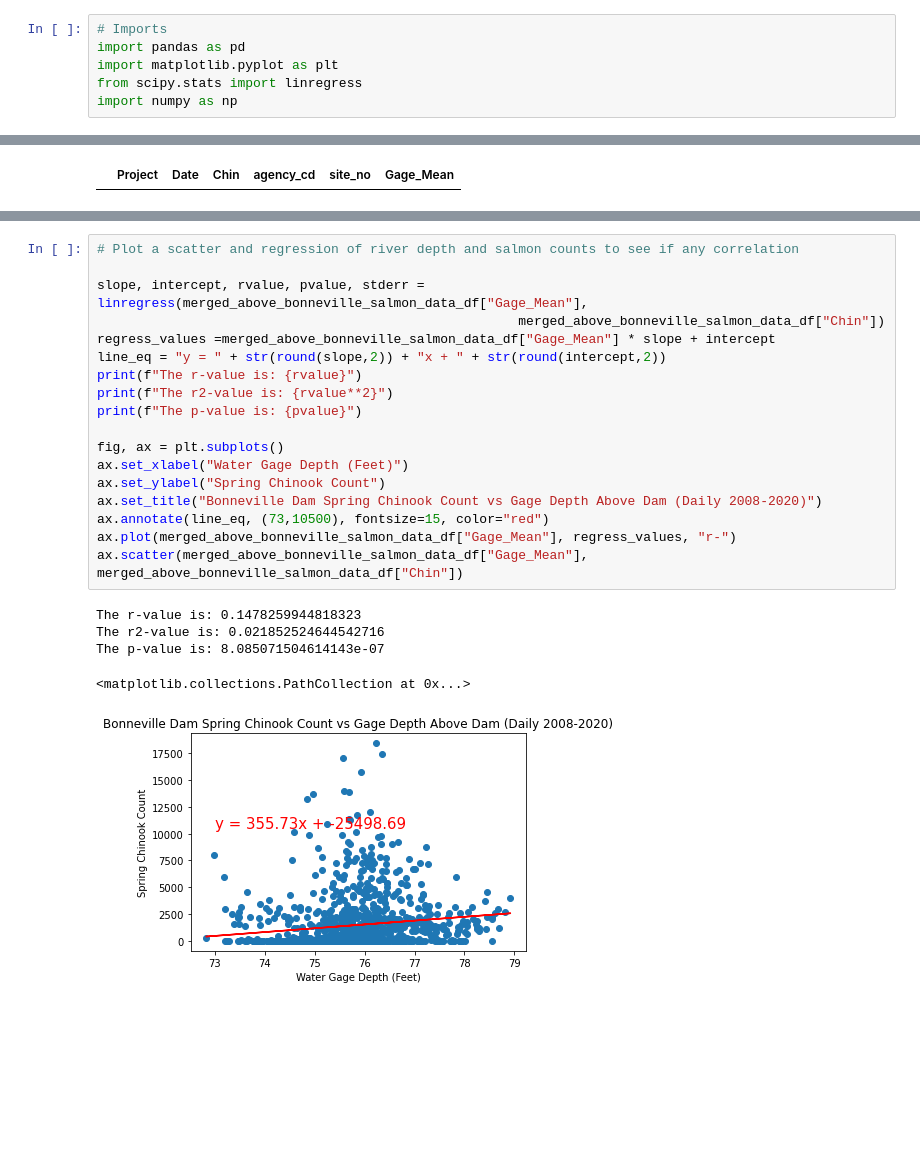
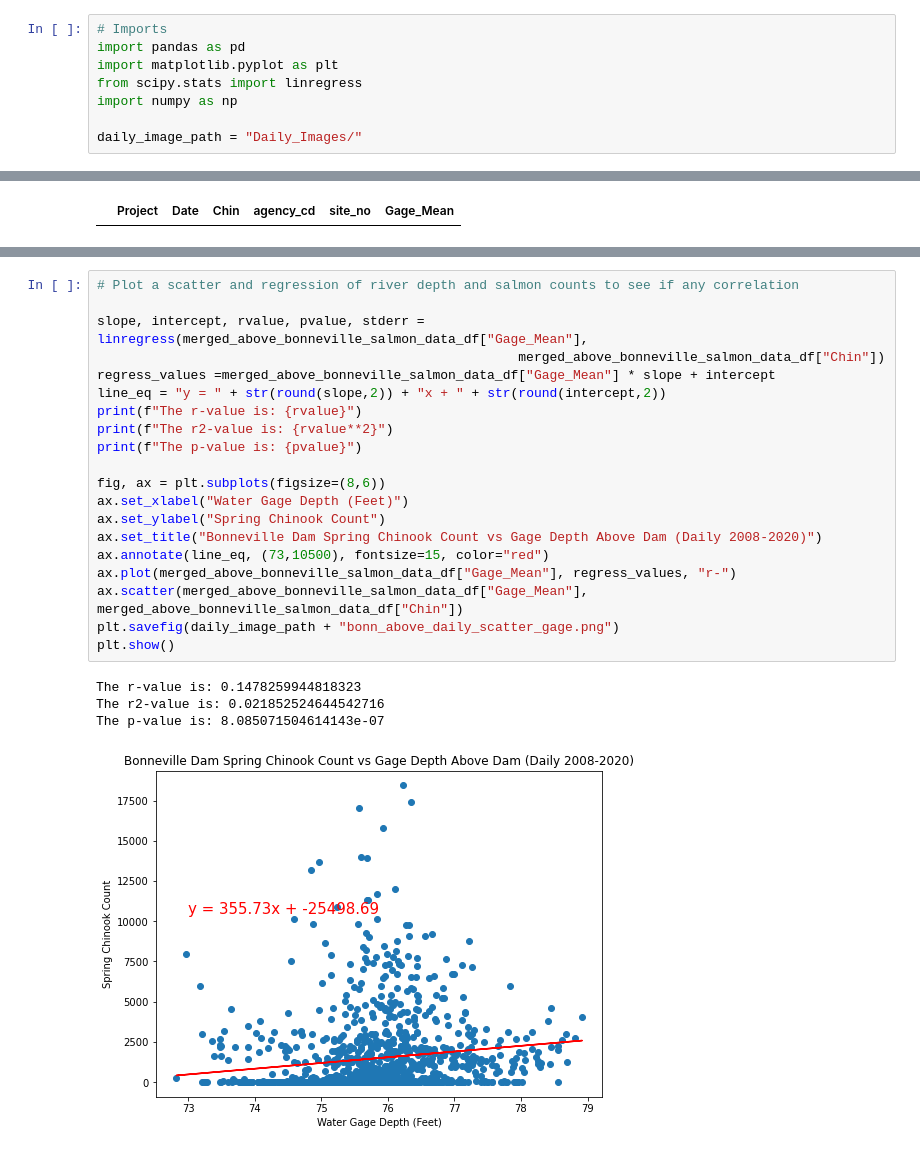
Before and after one commit to jayhjman/bootcamp-project1, a Jupyter notebook: Above-Bonneville-Visual-Daily.ipynb, the cells around one changed output, grey strips where cells are left out. Saved outputs shown, nothing was run; the diff lists cells and outputs as text; blank space fills up the shorter version.

```diff
--- a/Above-Bonneville-Visual-Daily.ipynb
+++ b/Above-Bonneville-Visual-Daily.ipynb
@@ -4,6 +4,8 @@ import pandas as pd
 import matplotlib.pyplot as plt
 from scipy.stats import linregress
 import numpy as np
+
+daily_image_path = "Daily_Images/"
 # %% [markdown]
 ## Bonneville Dam Data Source
 
@@ -258,24 +263,25 @@ ax.bar(merged_above_bonneville_salmon_data_df["Gage_Mean"], merged_above_bonnevi
 # %%
 # Plot a scatter and regression of river depth and salmon counts to see if any correlation
 
 slope, intercept, rvalue, pvalue, stderr = linregress(merged_above_bonneville_salmon_data_df["Gage_Mean"],
                                                       merged_above_bonneville_salmon_data_df["Chin"])
 regress_values =merged_above_bonneville_salmon_data_df["Gage_Mean"] * slope + intercept
 line_eq = "y = " + str(round(slope,2)) + "x + " + str(round(intercept,2))
 print(f"The r-value is: {rvalue}")
 print(f"The r2-value is: {rvalue**2}")
 print(f"The p-value is: {pvalue}")
 
-fig, ax = plt.subplots()
+fig, ax = plt.subplots(figsize=(8,6))
 ax.set_xlabel("Water Gage Depth (Feet)")
 ax.set_ylabel("Spring Chinook Count")
 ax.set_title("Bonneville Dam Spring Chinook Count vs Gage Depth Above Dam (Daily 2008-2020)")
 ax.annotate(line_eq, (73,10500), fontsize=15, color="red")
 ax.plot(merged_above_bonneville_salmon_data_df["Gage_Mean"], regress_values, "r-")
 ax.scatter(merged_above_bonneville_salmon_data_df["Gage_Mean"], merged_above_bonneville_salmon_data_df["Chin"])
+plt.savefig(daily_image_path + "bonn_above_daily_scatter_gage.png")
+plt.show()
 # %% [output]
 The r-value is: 0.1478259944818323
 The r2-value is: 0.021852524644542716
 The p-value is: 8.085071504614143e-07
-<matplotlib.collections.PathCollection at 0x...>
-[figure, old version]
+[figure, new version]
```
Also changed, not shown: parts of 3 cells of this notebook, 4 other files.
